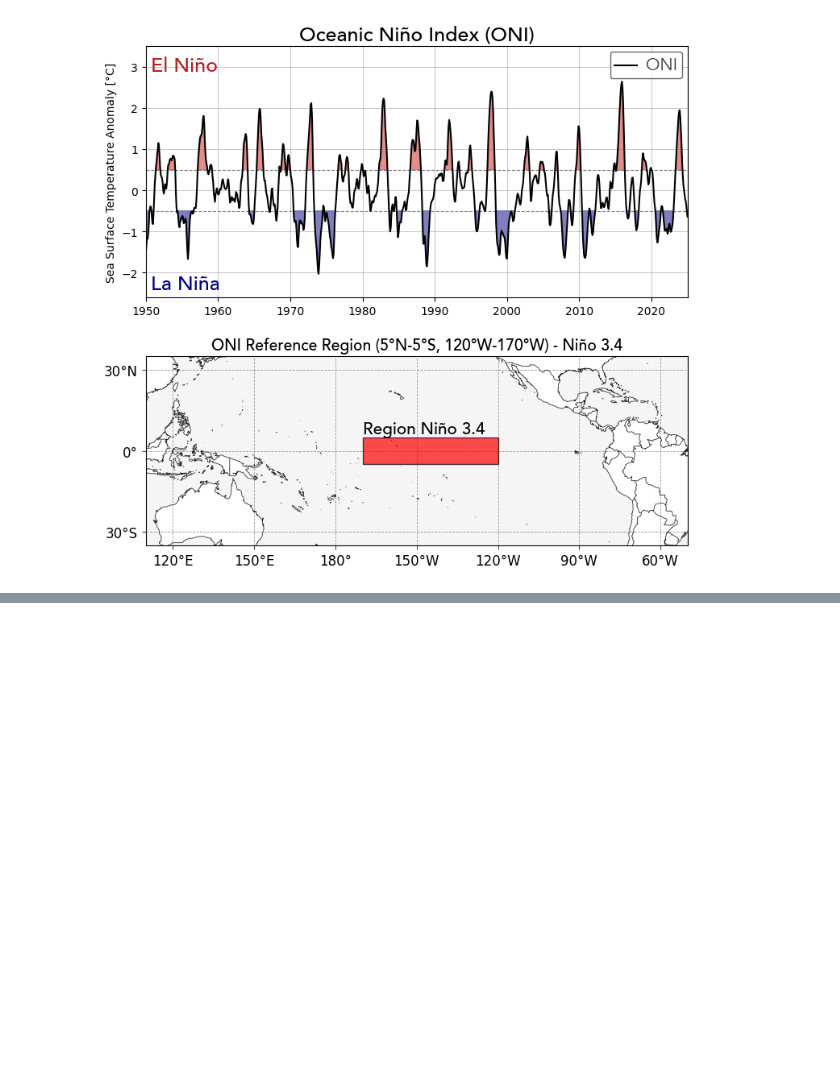
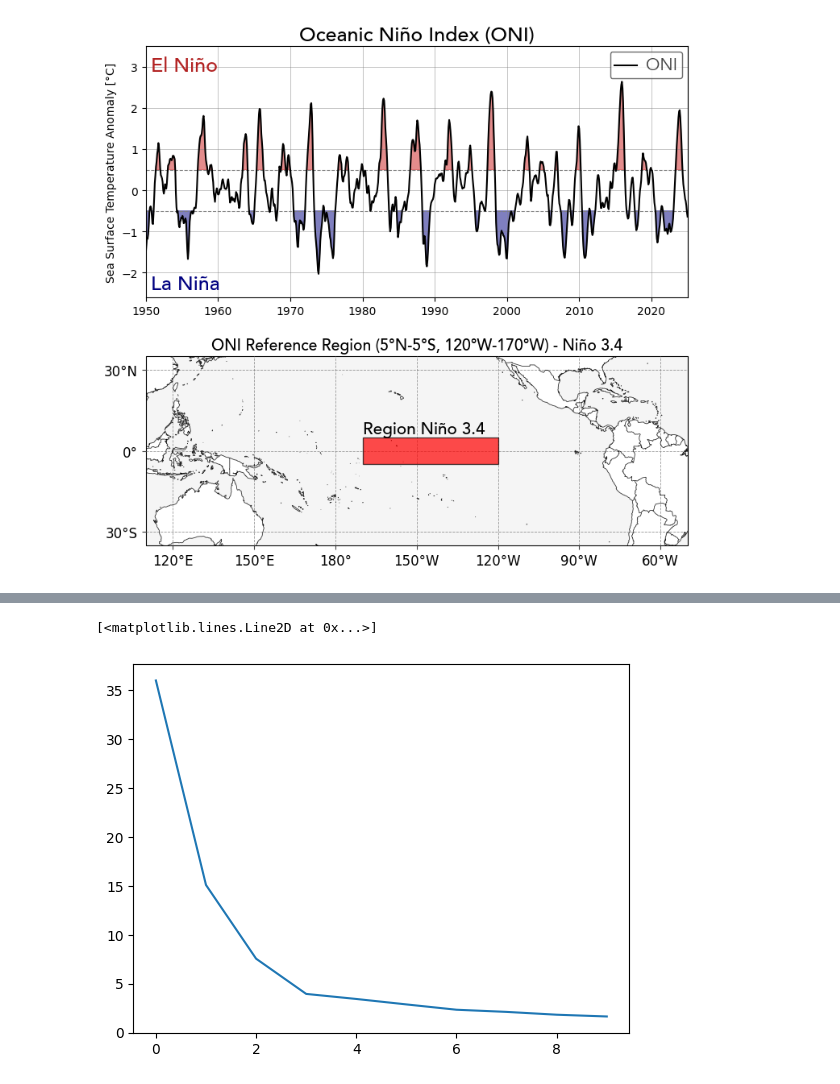
Before and after one commit to jdmantillaq/ENSOconomics, a Jupyter notebook: code/0_ENSO_data_downaload.ipynb, the cells around one changed output, grey strips where cells are left out. Saved outputs shown, nothing was run; the diff lists cells and outputs as text; code cells hidden in the pictures; blank space fills up the shorter version.

```diff
--- a/code/0_ENSO_data_downaload.ipynb
+++ b/code/0_ENSO_data_downaload.ipynb
@@ -182,0 +204,5 @@ Downloaded: 1 files, 54M in 1m 49s (509 KB/s)
+# %%
+plt.plot(var_exp[:10])
+# %% [output]
+[<matplotlib.lines.Line2D at 0x...>]
+[figure, added]
```
Also changed, not shown: parts of 11 cells of this notebook, 1 other file.
